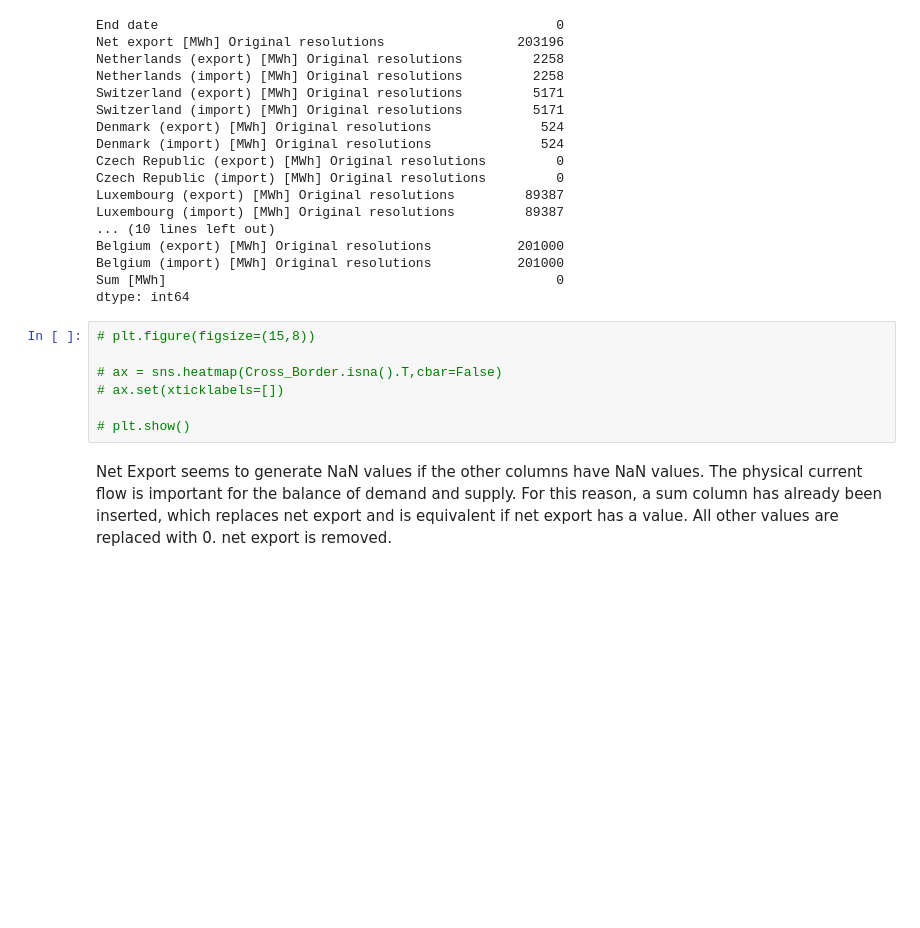
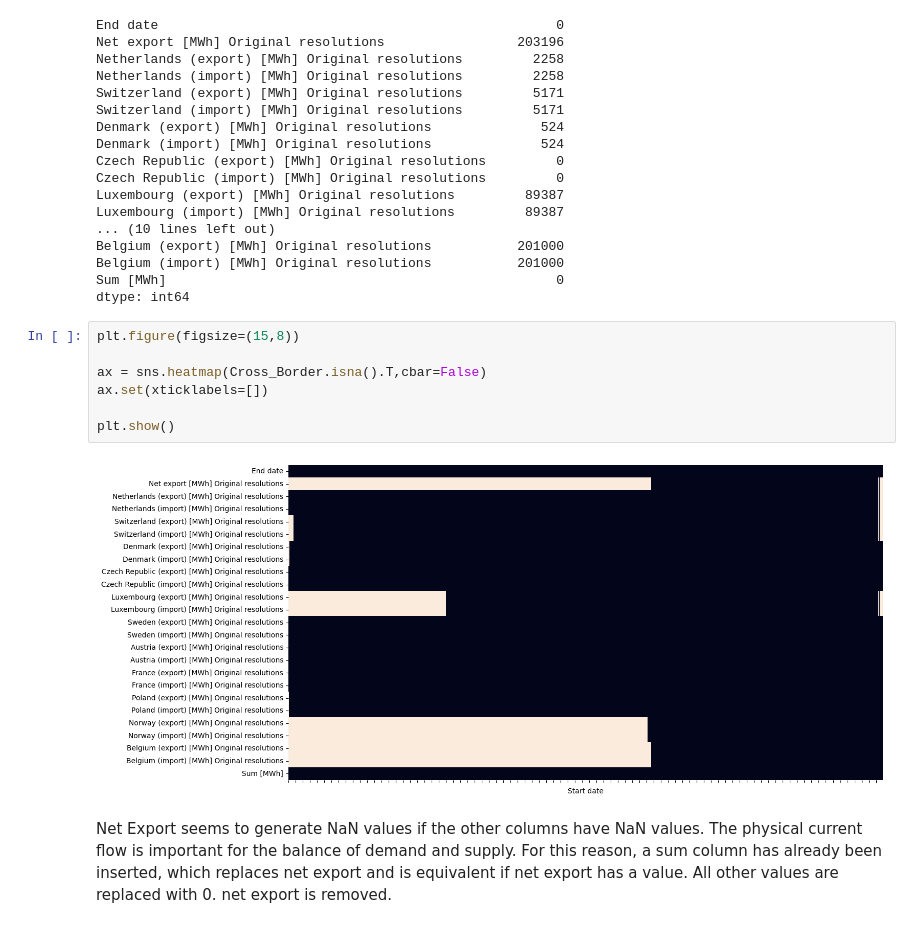
Before and after one commit to bennymiddel/Public, a Jupyter notebook: notebooks/01-data-loading-cleaning.ipynb, the cells around one changed output. Drawn from its saved outputs; the diff is of its cells as text; blank space fills up the shorter version.

```diff
--- a/notebooks/01-data-loading-cleaning.ipynb
+++ b/notebooks/01-data-loading-cleaning.ipynb
@@ -352,12 +354,14 @@ Belgium (import) [MWh] Original resolutions           201000
 Sum [MWh]                                                  0
 dtype: int64
 # %%
-# plt.figure(figsize=(15,8))
+plt.figure(figsize=(15,8))
 
-# ax = sns.heatmap(Cross_Border.isna().T,cbar=False)
-# ax.set(xticklabels=[])
+ax = sns.heatmap(Cross_Border.isna().T,cbar=False)
+ax.set(xticklabels=[])
 
-# plt.show()
+plt.show()
+# %% [output]
+[figure, added]
 # %% [markdown]
 Net Export seems to generate NaN values if the other columns have NaN values. The physical current flow is important for the balance of demand and supply. For this reason, a sum column has already been inserted, which replaces net export and is equivalent if net export has a value. All other values are replaced with 0. net export is removed.
 # %%
```
Also changed, not shown: parts of 13 cells of this notebook, 1 other file.
